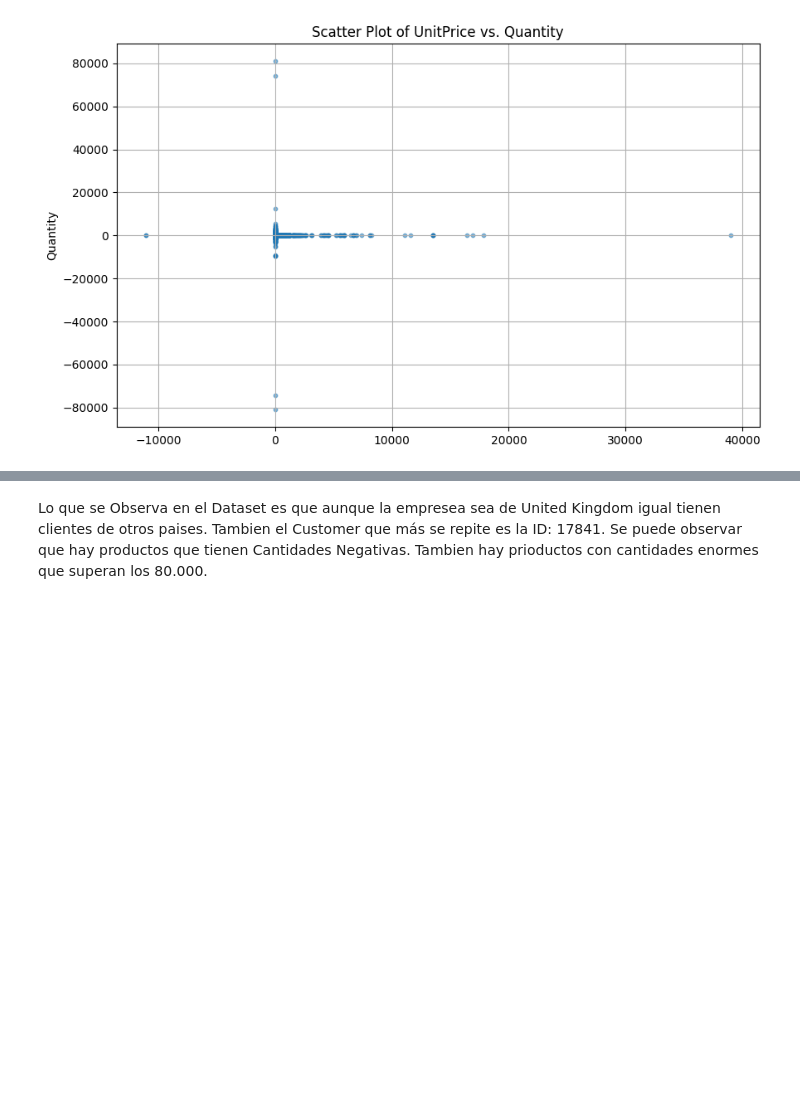
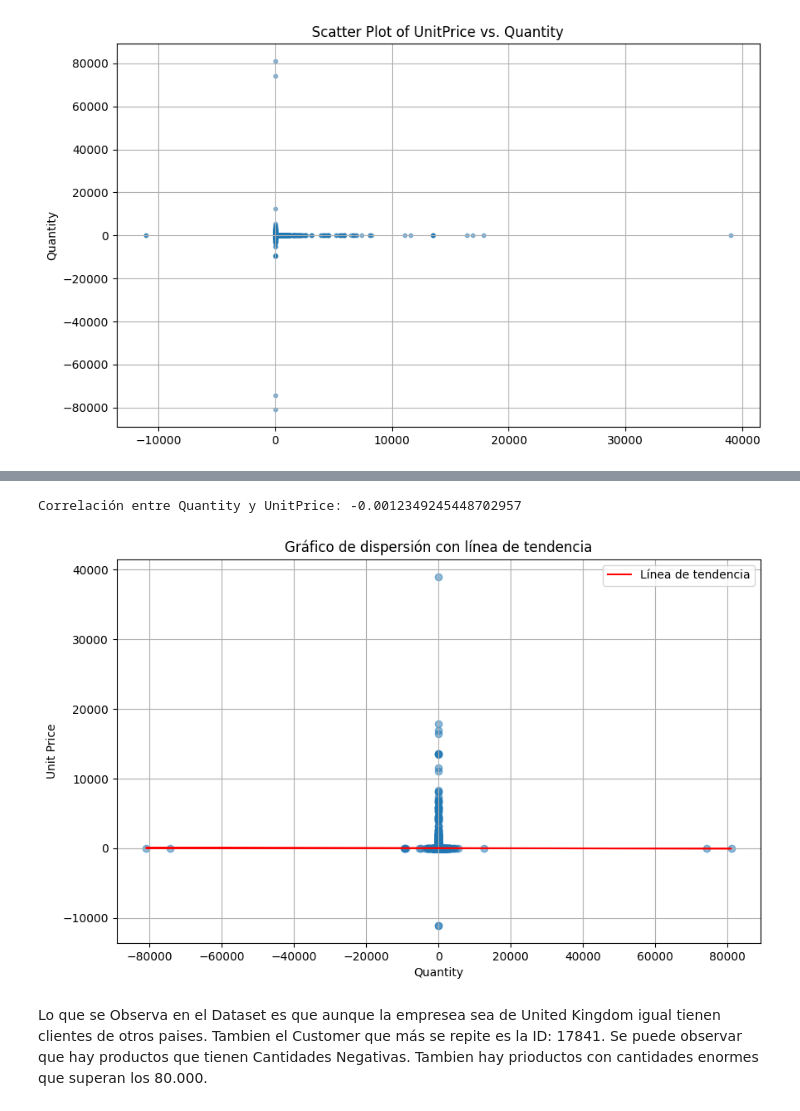
Before and after one commit to gabitopop/MLGC, a Jupyter notebook: Prueba_1.ipynb, the cells around one changed output, grey strips where cells are left out. Drawn from its saved outputs; the diff is of its cells as text; code cells hidden in the pictures; blank space fills up the shorter version.

```diff
--- a/Prueba_1.ipynb
+++ b/Prueba_1.ipynb
@@ -216,0 +266,10 @@ plt.show()
+# %%
+
+X = data[['Quantity']]
+y = data['UnitPrice']
+
+X = sm.add_constant(X)
+
+model = sm.OLS(y, X).fit()
+
+print(model.summary())
@@ -217,3 +294,27 @@ plt.show()
+# %%
+
+import statsmodels.api as sm
+
+correlation = data['Quantity'].corr(data['UnitPrice'])
+print(f"Correlación entre Quantity y UnitPrice: {correlation}")
+
+plt.figure(figsize=(10, 6))
+plt.scatter(data['Quantity'], data['UnitPrice'], alpha=0.5)
+plt.xlabel('Quantity')
+plt.ylabel('Unit Price')
+plt.title('Gráfico de dispersión con línea de tendencia')
+
+X = sm.add_constant(data['Quantity'])
+model = sm.OLS(data['UnitPrice'], X).fit()
+predictions = model.predict(X)
+
+plt.plot(data['Quantity'], predictions, color='red', label='Línea de tendencia')
+plt.legend()
+plt.grid(True)
+plt.show()
+# %% [output]
+Correlación entre Quantity y UnitPrice: -0.0012349245448702957
+[figure, added]
 # %% [markdown]
 Lo que se Observa en el Dataset es que aunque la empresea sea de United Kingdom igual tienen clientes de otros paises.
 Tambien el Customer que más se repite es la ID: 17841.
```
Also changed, not shown: parts of 8 cells of this notebook.
